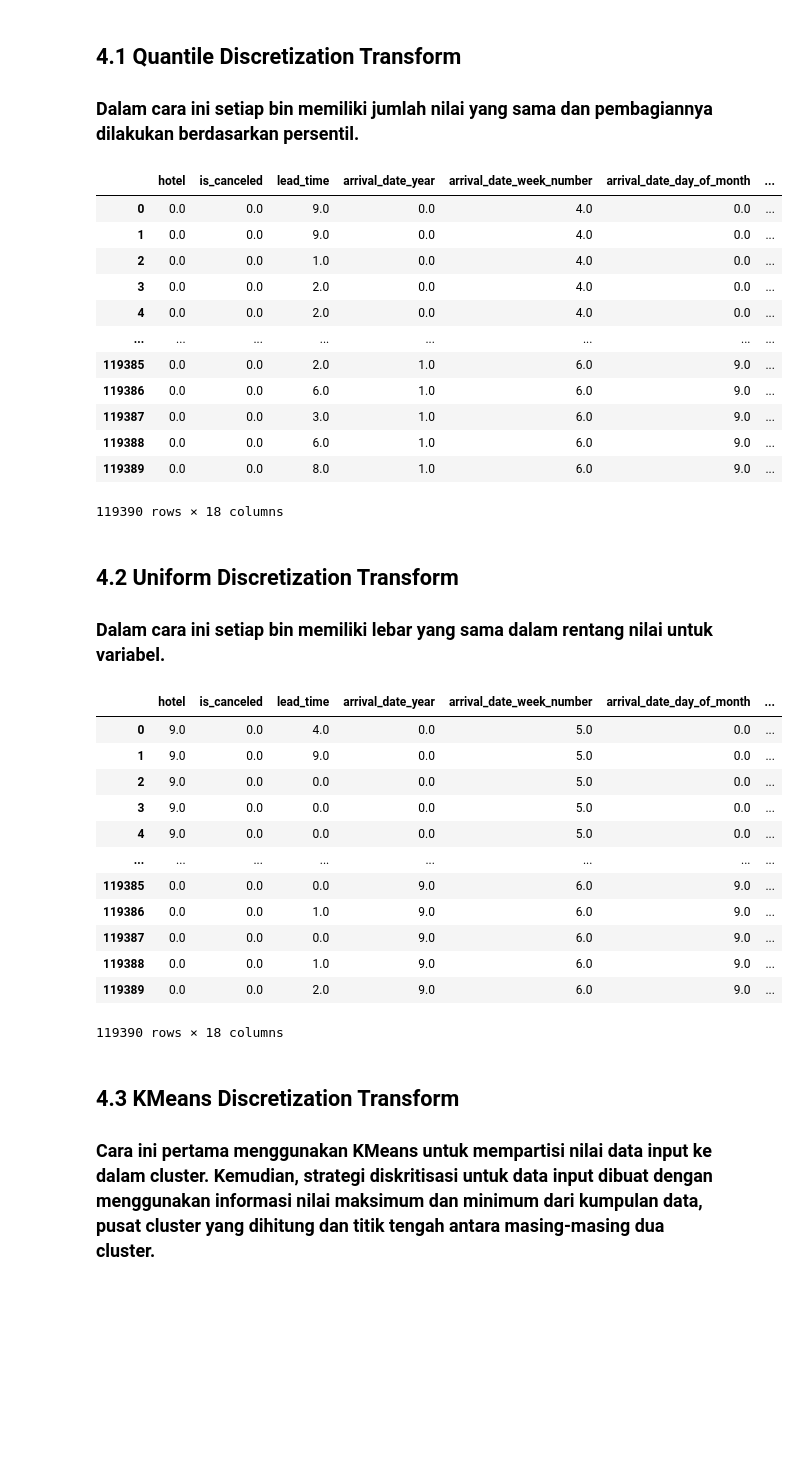
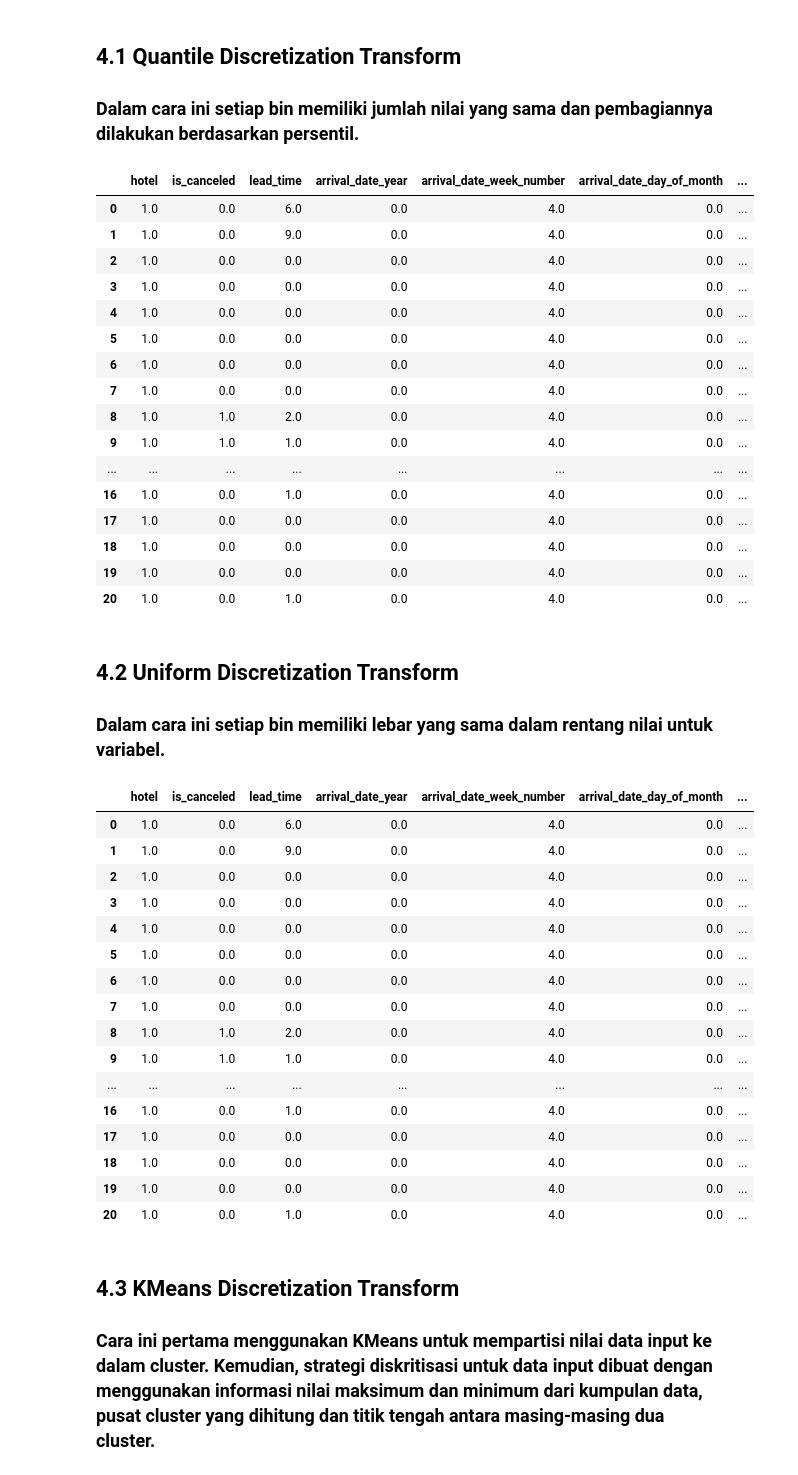
Before and after one commit to trueazp/Data-Mining, a Jupyter notebook: assignments/assignment03/Tugas03_Pertemuan4_PDM_H071191035.ipynb, the cells around one changed output. Drawn from its saved outputs; the diff is of its cells as text; code cells hidden in the pictures; blank space fills up the shorter version.

```diff
--- a/assignments/assignment03/Tugas03_Pertemuan4_PDM_H071191035.ipynb
+++ b/assignments/assignment03/Tugas03_Pertemuan4_PDM_H071191035.ipynb
@@ -321,21 +335,25 @@ temp_data.head(21)
 trans = KBinsDiscretizer(n_bins =10 , encode = 'ordinal' , strategy='quantile')
 new_data = trans.fit_transform(temp_data)
 # %%
-pd.DataFrame(new_data,columns = temp_data.columns)
+pd.DataFrame(new_data,columns = temp_data.columns).head(21)
 # %% [output]
 |  | hotel | is_canceled | lead_time | arrival_date_year | arrival_date_week_number | arrival_date_day_of_month | ... |
-| 0 | 0.0 | 0.0 | 9.0 | 0.0 | 4.0 | 0.0 | ... |
-| 1 | 0.0 | 0.0 | 9.0 | 0.0 | 4.0 | 0.0 | ... |
-| 2 | 0.0 | 0.0 | 1.0 | 0.0 | 4.0 | 0.0 | ... |
-| 3 | 0.0 | 0.0 | 2.0 | 0.0 | 4.0 | 0.0 | ... |
-| 4 | 0.0 | 0.0 | 2.0 | 0.0 | 4.0 | 0.0 | ... |
+| 0 | 1.0 | 0.0 | 6.0 | 0.0 | 4.0 | 0.0 | ... |
+| 1 | 1.0 | 0.0 | 9.0 | 0.0 | 4.0 | 0.0 | ... |
+| 2 | 1.0 | 0.0 | 0.0 | 0.0 | 4.0 | 0.0 | ... |
+| 3 | 1.0 | 0.0 | 0.0 | 0.0 | 4.0 | 0.0 | ... |
+| 4 | 1.0 | 0.0 | 0.0 | 0.0 | 4.0 | 0.0 | ... |
+| 5 | 1.0 | 0.0 | 0.0 | 0.0 | 4.0 | 0.0 | ... |
+| 6 | 1.0 | 0.0 | 0.0 | 0.0 | 4.0 | 0.0 | ... |
+| 7 | 1.0 | 0.0 | 0.0 | 0.0 | 4.0 | 0.0 | ... |
+| 8 | 1.0 | 1.0 | 2.0 | 0.0 | 4.0 | 0.0 | ... |
+| 9 | 1.0 | 1.0 | 1.0 | 0.0 | 4.0 | 0.0 | ... |
 | ... | ... | ... | ... | ... | ... | ... | ... |
-| 119385 | 0.0 | 0.0 | 2.0 | 1.0 | 6.0 | 9.0 | ... |
-| 119386 | 0.0 | 0.0 | 6.0 | 1.0 | 6.0 | 9.0 | ... |
-| 119387 | 0.0 | 0.0 | 3.0 | 1.0 | 6.0 | 9.0 | ... |
-| 119388 | 0.0 | 0.0 | 6.0 | 1.0 | 6.0 | 9.0 | ... |
-| 119389 | 0.0 | 0.0 | 8.0 | 1.0 | 6.0 | 9.0 | ... |
+| 16 | 1.0 | 0.0 | 1.0 | 0.0 | 4.0 | 0.0 | ... |
+| 17 | 1.0 | 0.0 | 0.0 | 0.0 | 4.0 | 0.0 | ... |
+| 18 | 1.0 | 0.0 | 0.0 | 0.0 | 4.0 | 0.0 | ... |
+| 19 | 1.0 | 0.0 | 0.0 | 0.0 | 4.0 | 0.0 | ... |
+| 20 | 1.0 | 0.0 | 1.0 | 0.0 | 4.0 | 0.0 | ... |
-119390 rows × 18 columns
 # %% [markdown]
 ## **4.2 Uniform Discretization Transform**
 
@@ -344,21 +362,25 @@ pd.DataFrame(new_data,columns = temp_data.columns)
 trans = KBinsDiscretizer(n_bins =10 , encode = 'ordinal' , strategy='uniform')
 new_data = trans.fit_transform(temp_data)
 # %%
-pd.DataFrame(new_data,columns = temp_data.columns)
+pd.DataFrame(new_data,columns = temp_data.columns).head(21)
 # %% [output]
 |  | hotel | is_canceled | lead_time | arrival_date_year | arrival_date_week_number | arrival_date_day_of_month | ... |
-| 0 | 9.0 | 0.0 | 4.0 | 0.0 | 5.0 | 0.0 | ... |
-| 1 | 9.0 | 0.0 | 9.0 | 0.0 | 5.0 | 0.0 | ... |
-| 2 | 9.0 | 0.0 | 0.0 | 0.0 | 5.0 | 0.0 | ... |
-| 3 | 9.0 | 0.0 | 0.0 | 0.0 | 5.0 | 0.0 | ... |
-| 4 | 9.0 | 0.0 | 0.0 | 0.0 | 5.0 | 0.0 | ... |
+| 0 | 1.0 | 0.0 | 6.0 | 0.0 | 4.0 | 0.0 | ... |
+| 1 | 1.0 | 0.0 | 9.0 | 0.0 | 4.0 | 0.0 | ... |
+| 2 | 1.0 | 0.0 | 0.0 | 0.0 | 4.0 | 0.0 | ... |
+| 3 | 1.0 | 0.0 | 0.0 | 0.0 | 4.0 | 0.0 | ... |
+| 4 | 1.0 | 0.0 | 0.0 | 0.0 | 4.0 | 0.0 | ... |
+| 5 | 1.0 | 0.0 | 0.0 | 0.0 | 4.0 | 0.0 | ... |
+| 6 | 1.0 | 0.0 | 0.0 | 0.0 | 4.0 | 0.0 | ... |
+| 7 | 1.0 | 0.0 | 0.0 | 0.0 | 4.0 | 0.0 | ... |
+| 8 | 1.0 | 1.0 | 2.0 | 0.0 | 4.0 | 0.0 | ... |
+| 9 | 1.0 | 1.0 | 1.0 | 0.0 | 4.0 | 0.0 | ... |
 | ... | ... | ... | ... | ... | ... | ... | ... |
-| 119385 | 0.0 | 0.0 | 0.0 | 9.0 | 6.0 | 9.0 | ... |
-| 119386 | 0.0 | 0.0 | 1.0 | 9.0 | 6.0 | 9.0 | ... |
-| 119387 | 0.0 | 0.0 | 0.0 | 9.0 | 6.0 | 9.0 | ... |
-| 119388 | 0.0 | 0.0 | 1.0 | 9.0 | 6.0 | 9.0 | ... |
-| 119389 | 0.0 | 0.0 | 2.0 | 9.0 | 6.0 | 9.0 | ... |
+| 16 | 1.0 | 0.0 | 1.0 | 0.0 | 4.0 | 0.0 | ... |
+| 17 | 1.0 | 0.0 | 0.0 | 0.0 | 4.0 | 0.0 | ... |
+| 18 | 1.0 | 0.0 | 0.0 | 0.0 | 4.0 | 0.0 | ... |
+| 19 | 1.0 | 0.0 | 0.0 | 0.0 | 4.0 | 0.0 | ... |
+| 20 | 1.0 | 0.0 | 1.0 | 0.0 | 4.0 | 0.0 | ... |
-119390 rows × 18 columns
 # %% [markdown]
 ## **4.3 KMeans Discretization Transform**
 
```
Also changed, not shown: parts of 4 cells of this notebook.
